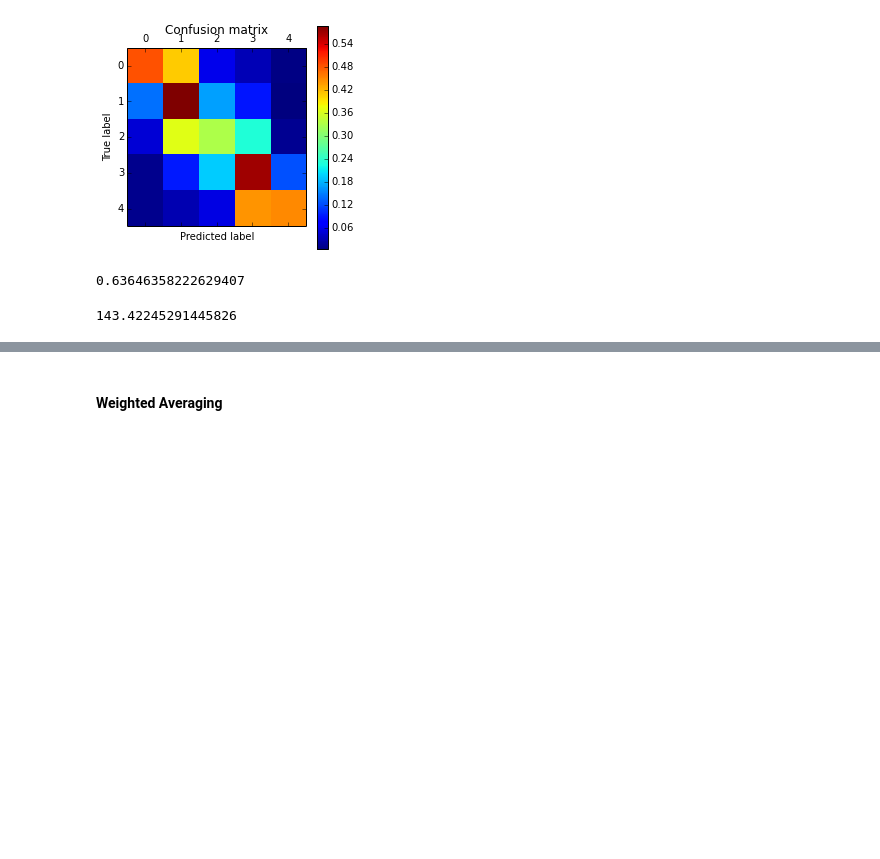
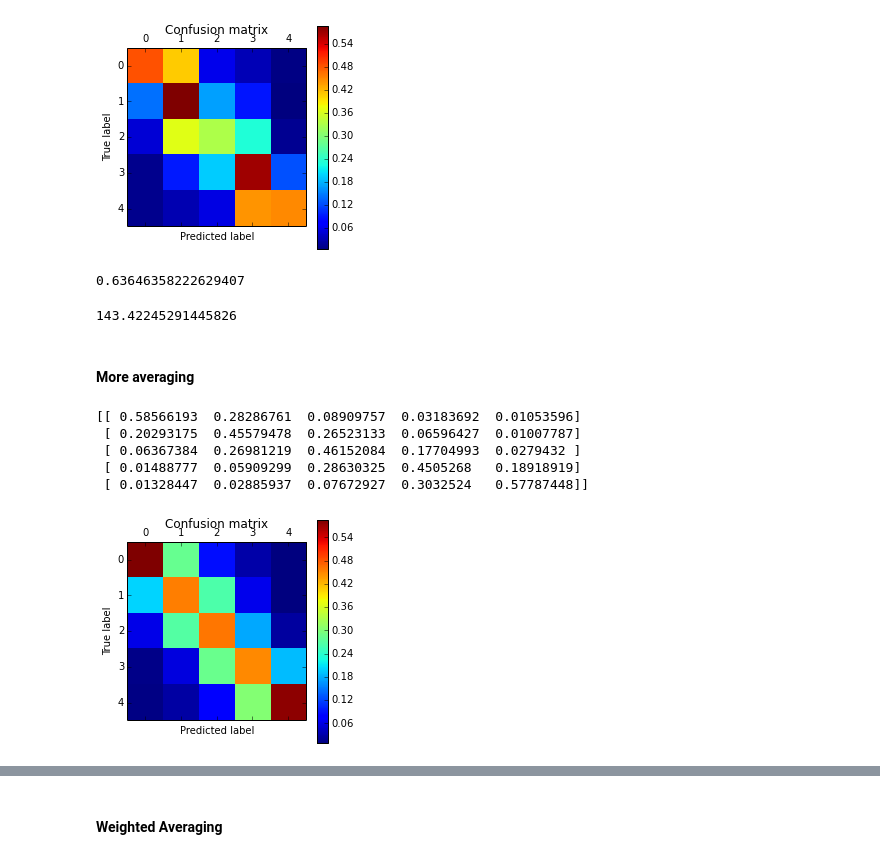
Before and after one commit to gitpaulsmith/Reviews, a Jupyter notebook: 5CatEnsembles.ipynb, the cells around one changed output, grey strips where cells are left out. Saved outputs shown, nothing was run; the diff lists cells and outputs as text; code cells hidden in the pictures; blank space fills up the shorter version.

```diff
--- a/5CatEnsembles.ipynb
+++ b/5CatEnsembles.ipynb
@@ -314,3 +365,16 @@ ErrorEst(y_train2, X_avg)
 L2Est(y_train2, X_avg)
 # %% [output]
 143.42245291445826
+# %% [markdown]
+#### More averaging
+# %%
+X_3avg = np.rint((y_SVMpred+y_NBpred+y_Logregpred)/3)
+# %%
+makeCM_plot(y_train2, X_3avg)
+# %% [output]
+[[ 0.58566193  0.28286761  0.08909757  0.03183692  0.01053596]
+ [ 0.20293175  0.45579478  0.26523133  0.06596427  0.01007787]
+ [ 0.06367384  0.26981219  0.46152084  0.17704993  0.0279432 ]
+ [ 0.01488777  0.05909299  0.28630325  0.4505268   0.18918919]
+ [ 0.01328447  0.02885937  0.07672927  0.3032524   0.57787448]]
+[figure, added]
```
Also changed, not shown: parts of 45 cells of this notebook.
